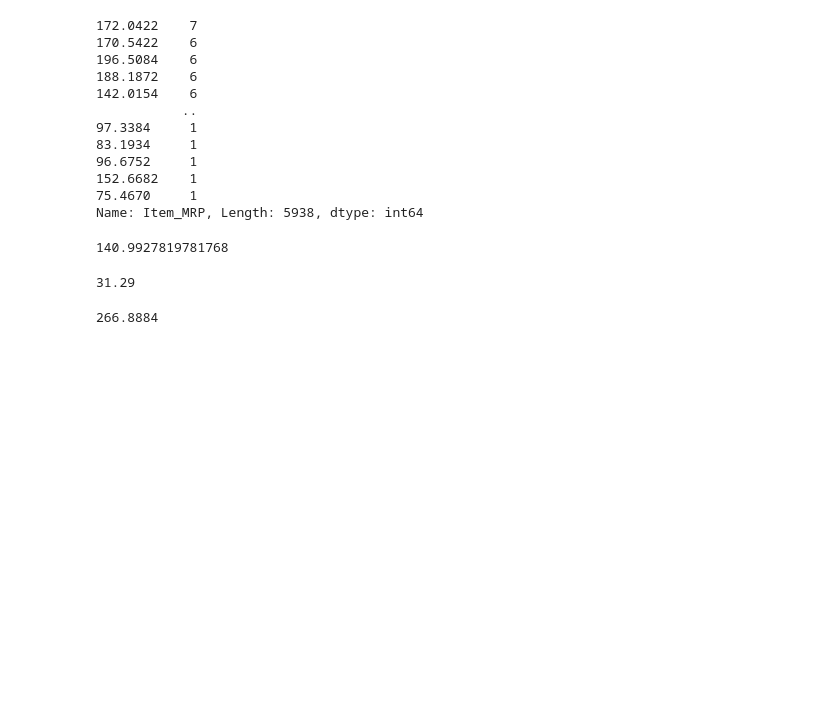
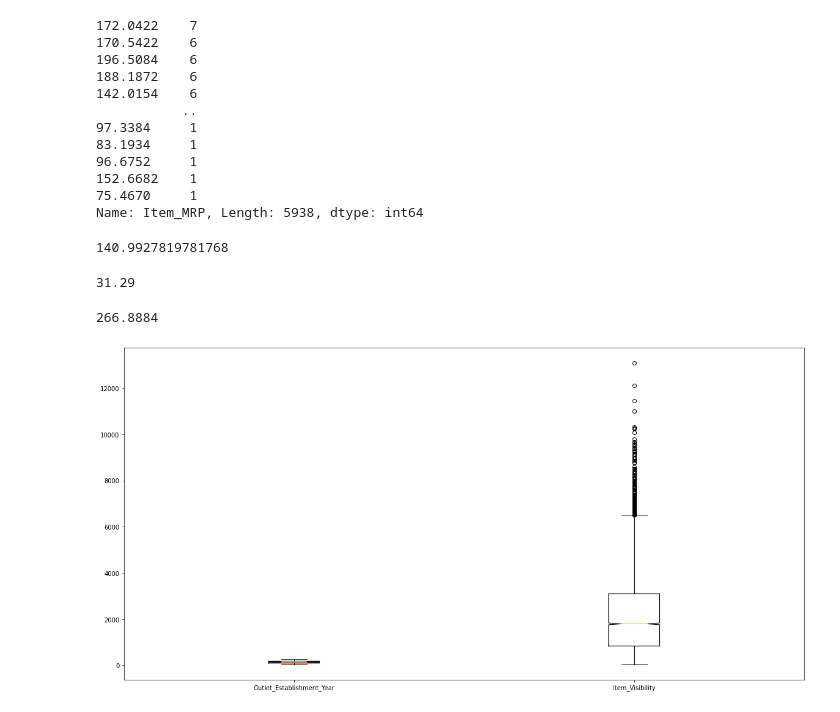
Before and after one commit to JessicaGreen22/food-sales-location-predictions, a Jupyter notebook: Food_Sales_predictions.ipynb, the cells around one changed output. Drawn from its saved outputs; the diff is of its cells as text; code cells hidden in the pictures; blank space fills up the shorter version.

```diff
--- a/Food_Sales_predictions.ipynb
+++ b/Food_Sales_predictions.ipynb
@@ -259,0 +265,8 @@ df['Item_MRP'].max()
+# %%
+fig, axes = plt.subplots(nrows=1,
+                         figsize=(20, 10))
+boxplots=axes.boxplot([df['Item_MRP'],df['Item_Outlet_Sales']],
+                      notch=True,
+                      labels=['Outlet_Establishment_Year', 'Item_Visibility'])
+# %% [output]
+[figure, added]
```
Also changed, not shown: parts of 5 cells of this notebook.
